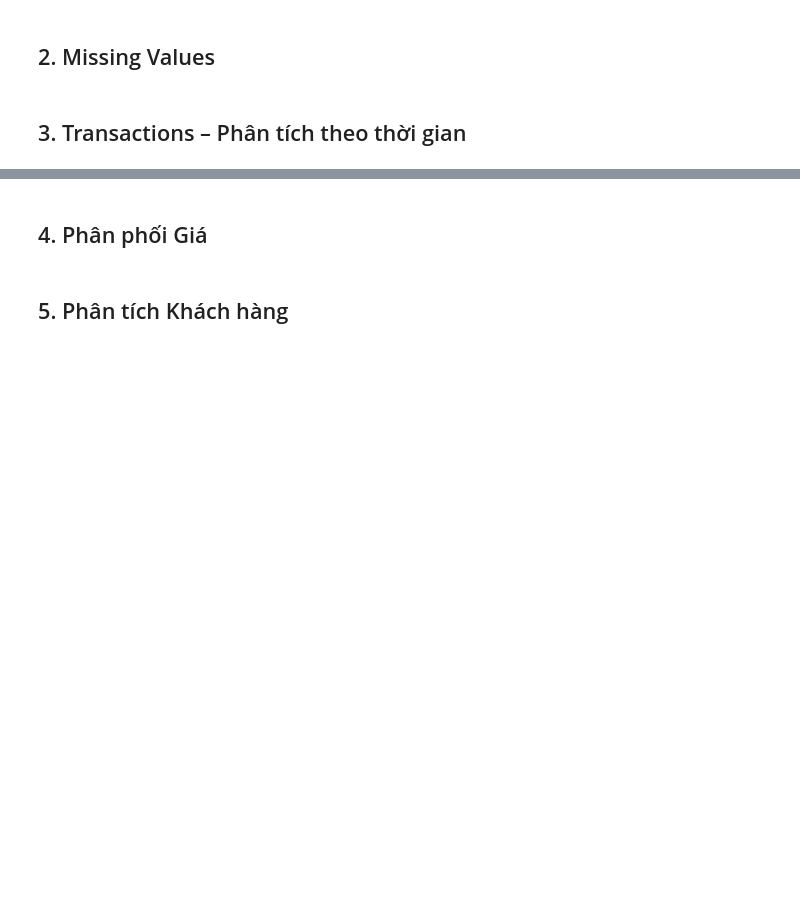
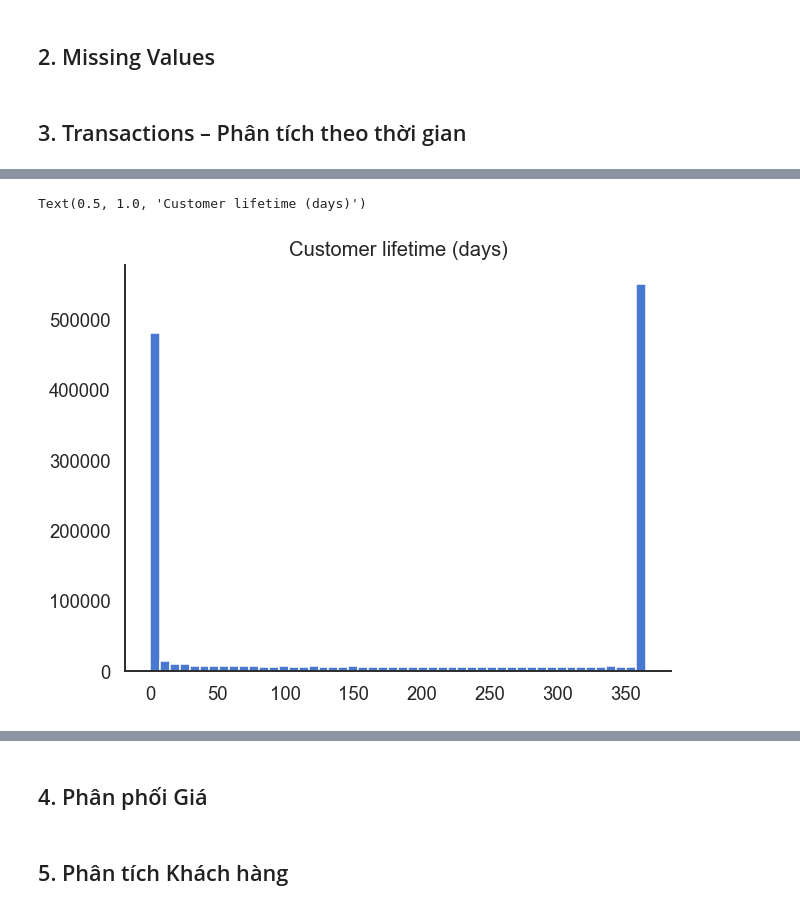
Before and after one commit to Duongvu05/ddm_project, a Jupyter notebook: notebooks/eda.ipynb, the cells around one changed output, grey strips where cells are left out. Cells and saved outputs as stored; diff of their text form; code cells hidden in the pictures; blank space fills up the shorter version.

```diff
--- a/notebooks/eda.ipynb
+++ b/notebooks/eda.ipynb
@@ -158,0 +193,9 @@ plt.show()
+# %%
+cust_life = tx.groupby("customer_id")["t_dat"].agg(["min", "max"])
+cust_life["lifetime_days"] = (cust_life["max"] - cust_life["min"]).dt.days
+
+plt.hist(cust_life["lifetime_days"].clip(0, 365), bins=50)
+plt.title("Customer lifetime (days)")
+# %% [output]
+Text(0.5, 1.0, 'Customer lifetime (days)')
+[figure, added]
```
Also changed, not shown: parts of 8 cells of this notebook, 2 other files.
